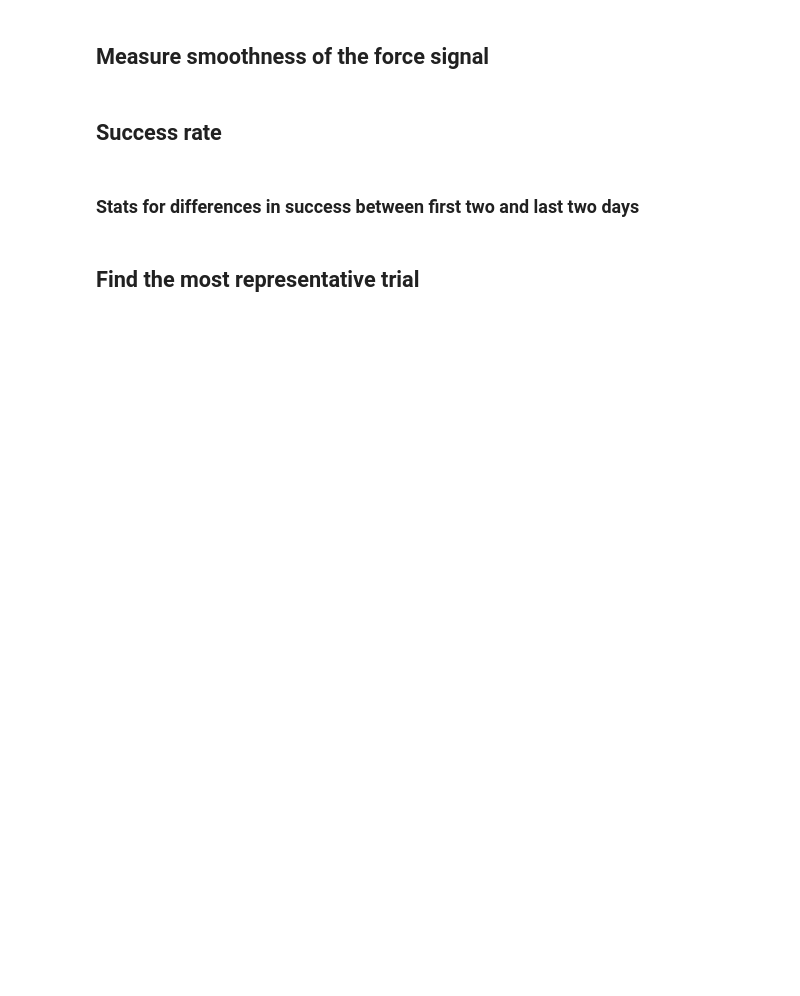
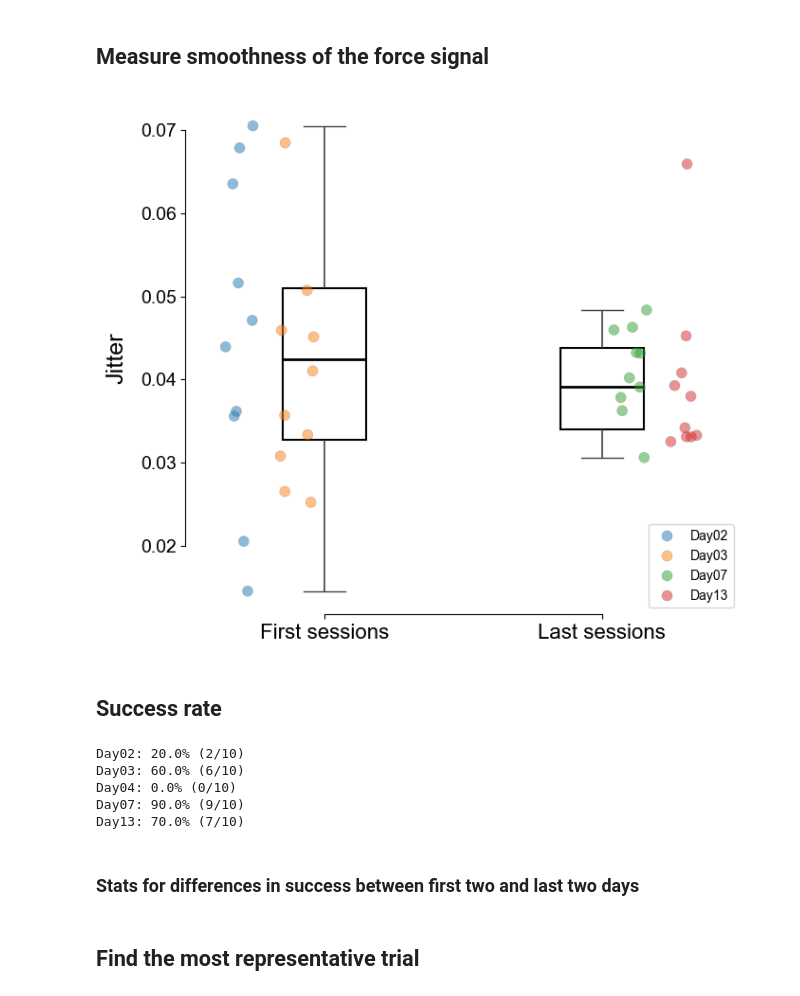
Before and after one commit to natmtc/flexible-motoneuron-control, a Jupyter notebook: Notebooks/Experimental_data_analysis.ipynb, the cells around one changed output. Drawn from its saved outputs; the diff is of its cells as text; code cells hidden in the pictures; blank space fills up the shorter version.

```diff
--- a/Notebooks/Experimental_data_analysis.ipynb
+++ b/Notebooks/Experimental_data_analysis.ipynb
@@ -161,16 +165,24 @@ session_files7 = {
 # %% [markdown]
 ## Measure smoothness of the force signal
 # %%
-# from utils.functions_analysis_online_control_exp.smoothness_force_signal import *
-# fig = compute_signal_smoothness('/Users/nmt121/Desktop/DATA/S2/', fsamp=2048)
+from utils.functions_analysis_online_control_exp.smoothness_force_signal import *
+fig = compute_signal_smoothness('/Users/nmt121/Desktop/DATA/S2/', fsamp=2048)
 # fig.savefig("/Users/nmt121/Desktop/Figures/learningmetric7_amplitudefft.pdf", dpi=300, bbox_inches='tight')
+# %% [output]
+[figure, added]
 # %% [markdown]
 ## Success rate
 # %%
-# from utils.functions_analysis_online_control_exp.success_rate import *
-# results = trial_success_rate_per_day('/Users/nmt121/Desktop/DATA/S7/', fsamp=2048)
-# for day, stats in results.items():
-#     print(f"{day}: {stats['success_rate']:.1f}% ({stats['n_success']}/{stats['n_total']})")
+from utils.functions_analysis_online_control_exp.success_rate import *
+results = trial_success_rate_per_day('/Users/nmt121/Desktop/DATA/S2/', fsamp=2048)
+for day, stats in results.items():
+    print(f"{day}: {stats['success_rate']:.1f}% ({stats['n_success']}/{stats['n_total']})")
+# %% [output]
+Day02: 20.0% (2/10)
+Day03: 60.0% (6/10)
+Day04: 0.0% (0/10)
+Day07: 90.0% (9/10)
+Day13: 70.0% (7/10)
 # %% [markdown]
 ### Stats for differences in success between first two and last two days
 # %%
```
Also changed, not shown: parts of 20 cells of this notebook, 3 other files.
